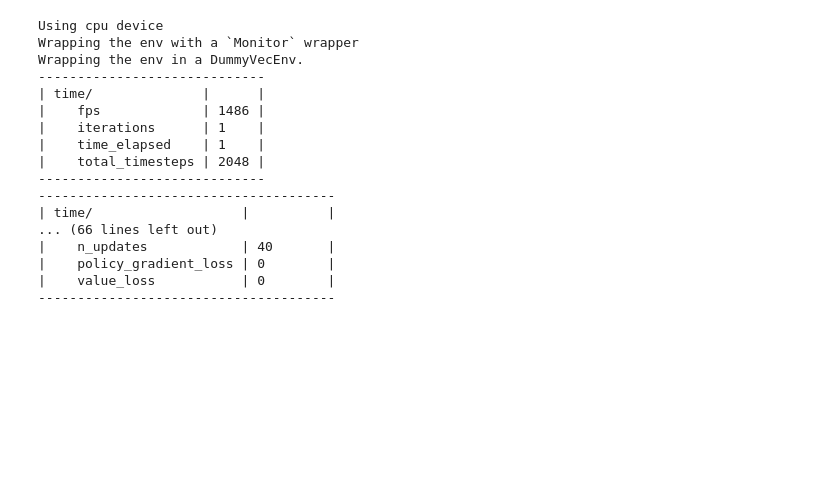
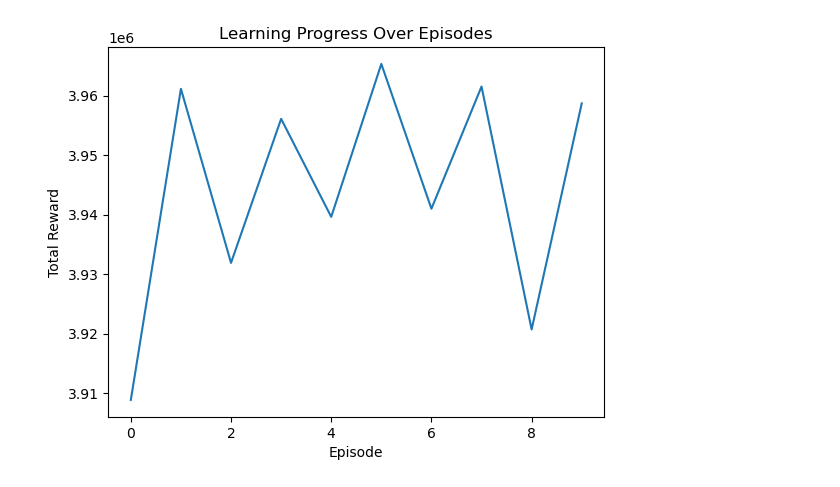
Before and after one commit to Linkschris/AdvancedBA, a Jupyter notebook: model.ipynb/model_pantelis.ipynb, the cells around one changed output. Cells and saved outputs as stored; diff of their text form; code cells hidden in the pictures; blank space fills up the shorter version.

Commit message:
1st try on RL model

```diff
--- a/model.ipynb/model_pantelis.ipynb
+++ b/model.ipynb/model_pantelis.ipynb
@@ -188,34 +29,0 @@ check_env(env)  # Should now pass without assertion errors
-# %%
-from stable_baselines3 import PPO
-
-model = PPO("MlpPolicy", env, verbose=1)
-model.learn(total_timesteps=10000)
-
-
-# To load the model
-model = PPO.load("ppo_battery_optimization")
-obs, _info = env.reset()  # Unpack the tuple to get the observation
-for _ in range(1000):  # Adjust the number of steps as necessary
-    action, _states = model.predict(obs, deterministic=True)
-    obs, rewards, done, truncated, info = env.step(action)  # Ensure env.step() also returns the correct number of values
-    env.render()  # Optionally render the environment's state if applicable
-    if done:
-        obs, _info = env.reset()
-# %% [output]
-Using cpu device
-Wrapping the env with a `Monitor` wrapper
-Wrapping the env in a DummyVecEnv.
------------------------------
-| time/              |      |
-|    fps             | 1486 |
-|    iterations      | 1    |
-|    time_elapsed    | 1    |
-|    total_timesteps | 2048 |
------------------------------
---------------------------------------
-| time/                   |          |
-... (66 lines left out)
-|    n_updates            | 40       |
-|    policy_gradient_loss | 0        |
-|    value_loss           | 0        |
---------------------------------------
@@ -332,0 +97,42 @@ class CustomEnv(gym.Env):
+# %%
+import matplotlib.pyplot as plt
+
+# Additional parameters
+num_episodes = 10  # Number of days to simulate
+learning_rewards = []  # To track the sum of rewards for each episode
+
+for episode in range(num_episodes):
+    total_episode_reward = 0  # Sum of rewards for the current episode
+
+    # Reset battery level at the start of the episode
+    battery_level = np.random.randint(0, num_battery_levels)  # Random initial battery level
+
+    for hour in range(1, total_hours - 1):  # Ensure we have a next state
+        price_level = price_bins[hour]  # Current price level
+        state_index = get_state_index(battery_level, price_level)
+
+        action = choose_action(state_index)  # Choose action based on the policy
+
+        # Simplify reward calculation: reward for charging at low price, penalty for charging at high price
+        reward = -prices[hour] if action == 0 else prices[hour] if action == 1 else 0
+        total_episode_reward += reward
+
+        # Update battery level based on action (simplified, without actual consumption or charging logic)
+        battery_level = min(battery_level + 1, num_battery_levels - 1) if action == 0 else max(battery_level - 1, 0) if action == 1 else battery_level
+
+        next_price_level = price_bins[hour + 1]
+        next_state_index = get_state_index(battery_level, next_price_level)
+
+        # Update Q-table
+        update_q_table(state_index, action, reward, next_state_index)
+
+    learning_rewards.append(total_episode_reward)
+
+# Plot learning progress
+plt.plot(learning_rewards)
+plt.xlabel('Episode')
+plt.ylabel('Total Reward')
+plt.title('Learning Progress Over Episodes')
+plt.show()
+# %% [output]
+[figure, added]
```
Also changed, not shown: parts of 14 cells of this notebook.
